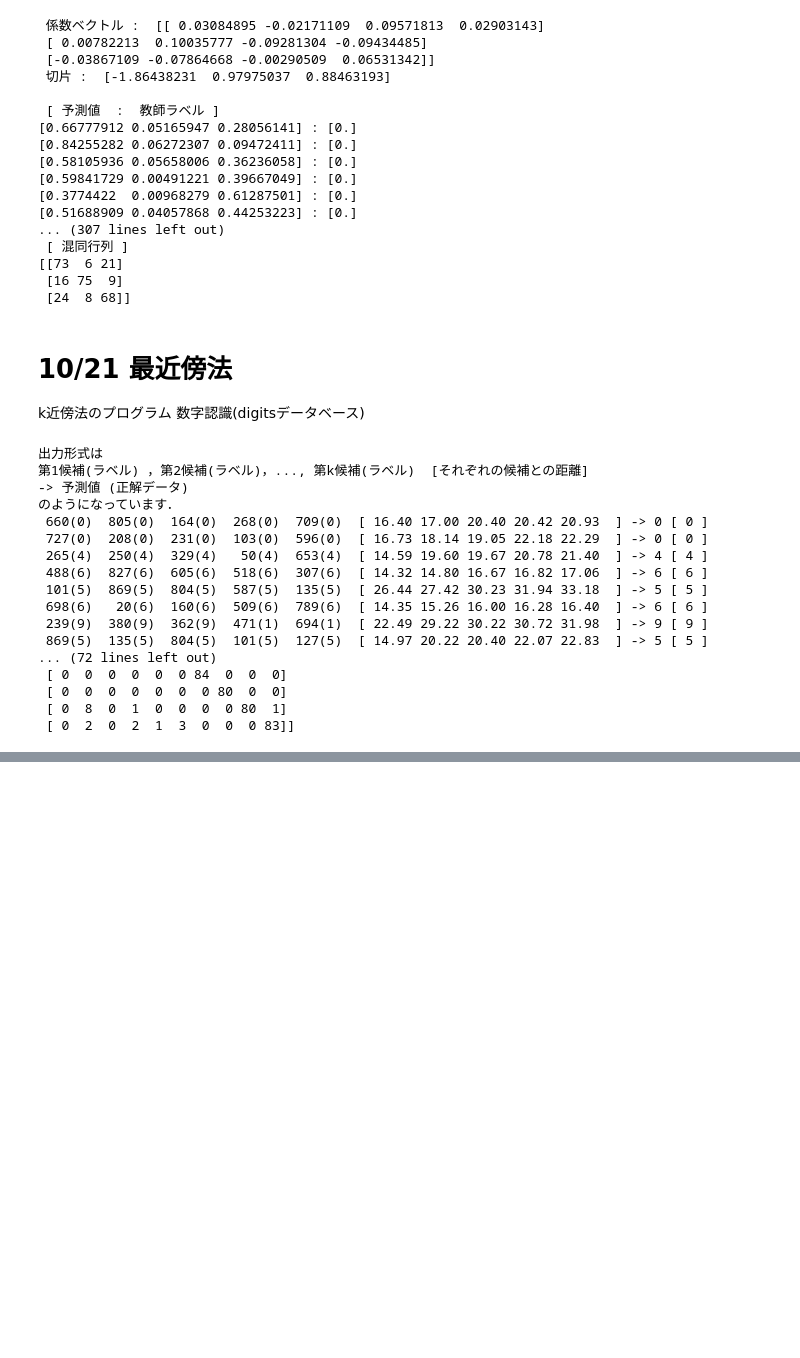
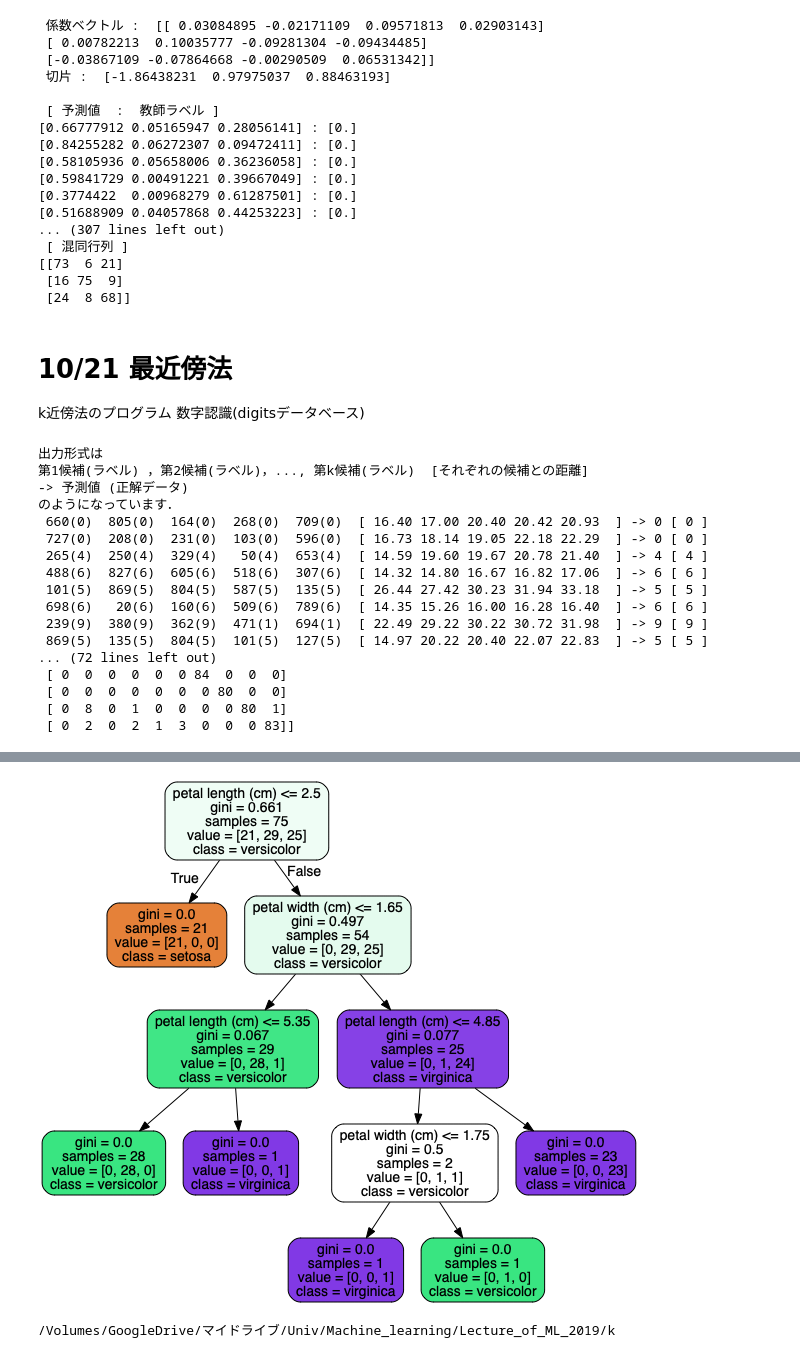
Before and after one commit to evggzzz/Machine_Learning, a Jupyter notebook: Lecture_of_ML_2019/Lecture.ipynb, the cells around one changed output, grey strips where cells are left out. Drawn from its saved outputs; the diff is of its cells as text; code cells hidden in the pictures; blank space fills up the shorter version.

Commit message:
・追加内容 Lecture 決定木を追加しました．

```diff
--- a/Lecture_of_ML_2019/Lecture.ipynb
+++ b/Lecture_of_ML_2019/Lecture.ipynb
@@ -417,7 +417,3 @@ print( confusion_matrix(test_label, predict) )
  [ 0  0  0  0  0  0  0 80  0  0]
  [ 0  8  0  1  0  0  0  0 80  1]
  [ 0  2  0  2  1  3  0  0  0 83]]
-# %%
-# データのロード
-digits = datasets.load_digits()
-image = digits.images
@@ -447,0 +426,64 @@ print(len(image))
+# %%
+!pip install Graphviz #決定木の表示に必要
+# Decision Tree（Irisデータセット）
+import numpy
+from sklearn import datasets
+from sklearn.model_selection import train_test_split
+from sklearn import tree
+from sklearn.metrics import classification_report, accuracy_score, confusion_matrix
+
+# データのロード
+iris = datasets.load_iris()
+
+# 種類( setosa , versicolor , virginica )
+name = iris.target_names
+
+# sepal length ガクの長さ
+# sepal width  ガクの幅
+# petal length 花弁の長さ
+# petal width  花弁の幅
+data = iris.data
+
+# setosa:0 , versicolor:1 , virginica:2
+label = iris.target
+
+# 学習データ，テストデータ
+train_data, test_data, train_label, test_label = train_test_split(data, label, test_size=0.5, random_state=None)
+print("[正解値]")
+print( test_label )
+
+# クラス分類用の決定木(tree.DecisionTreeClassifier)
+# 分類の指標はcriterionで指定 "gini":ジニ係数 ，"entropy":エントロピー
+# max_depth:決定木の深さ
+model = tree.DecisionTreeClassifier(criterion="gini",max_depth=10)
+
+# 学習
+model.fit(train_data, train_label)
+
+# 予測
+predict = model.predict(test_data)
+print("[予測値]")
+print( predict )
+
+print( " [ 予測結果 ]" )
+print( classification_report( test_label, predict) )
+
+print( "\n [ 正解率 ]" )
+print( accuracy_score(test_label, predict) )
+
+print( "\n [ 混同行列 ]" )
+print( confusion_matrix(test_label, predict) )
+
+
+# 決定木の視覚化
+tree.export_graphviz(model, out_file="iris_tree.dot",feature_names=iris.feature_names,class_names=name,filled=True, rounded=True)
+
+# iris_tree.dot を iris_tree.pngに変換(シェルスクリプト)
+! dot -T png iris_tree.dot -o iris_tree.png
+# iris_tree.pngを表示
+from IPython.display import Image
+pwd = ! pwd             #現在のディレクトリを取得
+path = str(pwd)
+path = path[2:len(path)-2] + "/iris_tree.png"    # iris_tree.pngがあるpathを作成
+Image(path)
+# %% [output]
@@ -447,0 +507,7 @@ print(len(image))
+[figure, added]
+# %%
+pwd = ! pwd
+path = str(pwd)
+print(str(path)[2:len(path)-2] + "/k")
+# %% [output]
+/Volumes/GoogleDrive/マイドライブ/Univ/Machine_learning/Lecture_of_ML_2019/k
```
Also changed, not shown: parts of 6 cells of this notebook, 8 other files.
